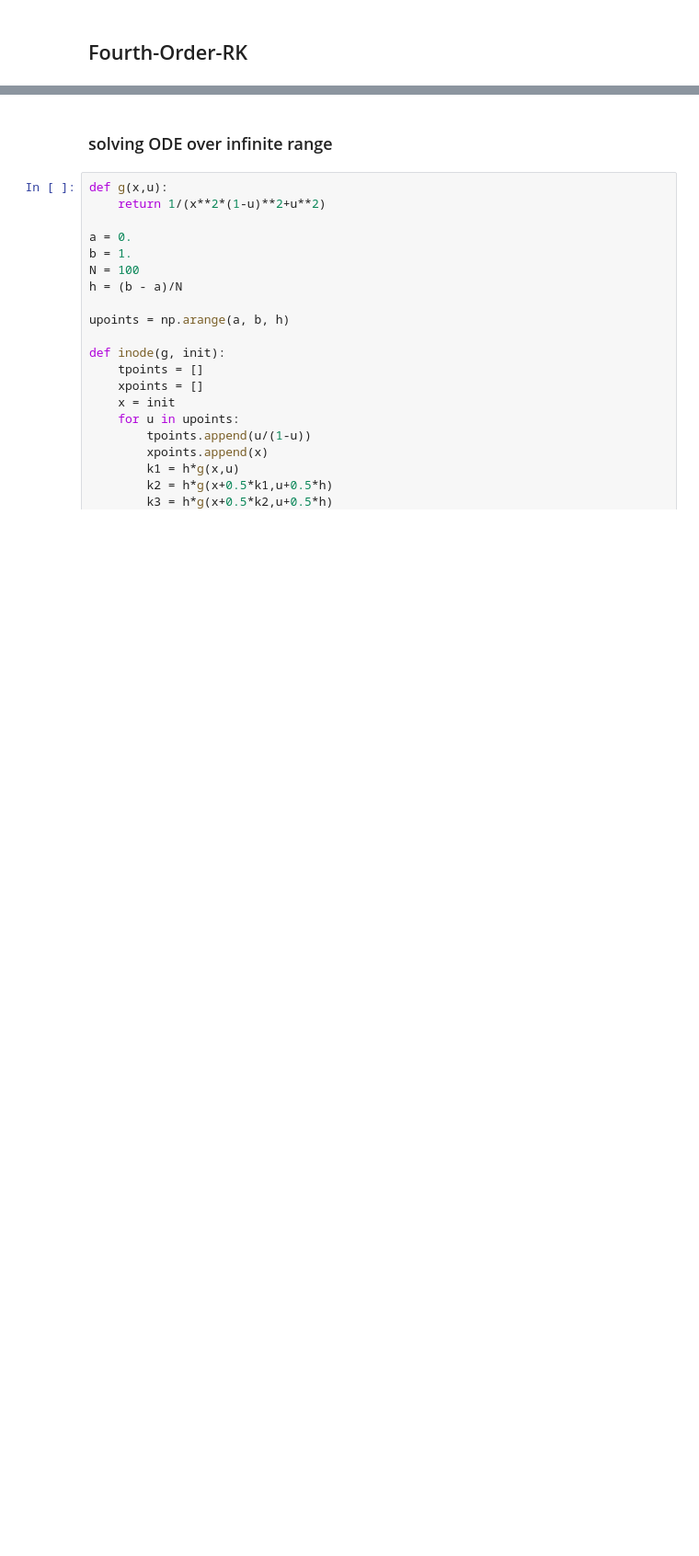
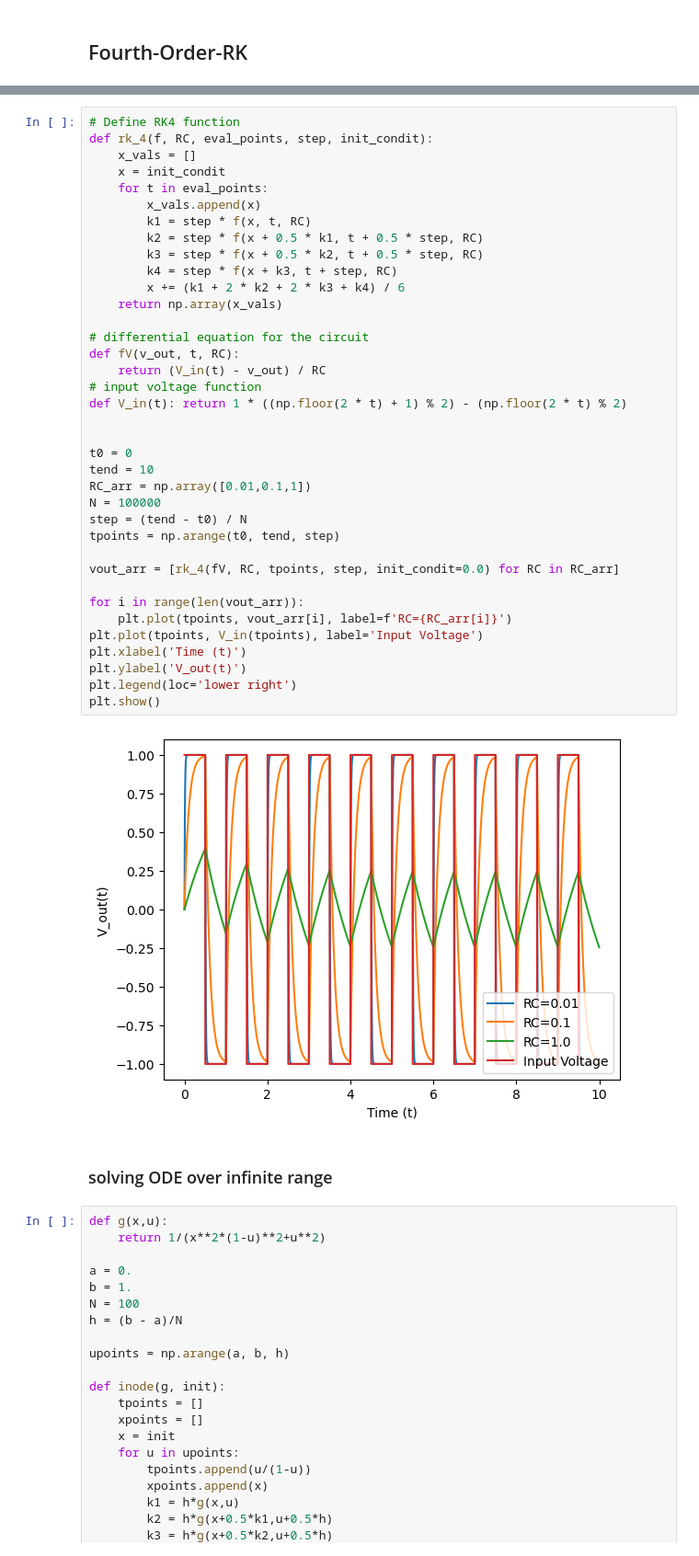
Before and after one commit to jamesobaldwin/CUNY_coursework, a Jupyter notebook: CM/code/CM_practice_code.ipynb, the cells around one changed output, grey strips where cells are left out. Shown at 92% size. Cells and saved outputs as stored; diff of their text form; blank space fills up the shorter version.

```diff
--- a/CM/code/CM_practice_code.ipynb
+++ b/CM/code/CM_practice_code.ipynb
@@ -902,3 +949,42 @@ plt.show()
+# %%
+# Define RK4 function
+def rk_4(f, RC, eval_points, step, init_condit):
+    x_vals = []
+    x = init_condit
+    for t in eval_points:
+        x_vals.append(x)
+        k1 = step * f(x, t, RC)
+        k2 = step * f(x + 0.5 * k1, t + 0.5 * step, RC)
+        k3 = step * f(x + 0.5 * k2, t + 0.5 * step, RC)
+        k4 = step * f(x + k3, t + step, RC)
+        x += (k1 + 2 * k2 + 2 * k3 + k4) / 6
+    return np.array(x_vals)
+
+# differential equation for the circuit
+def fV(v_out, t, RC):
+    return (V_in(t) - v_out) / RC
+# input voltage function
+def V_in(t): return 1 * ((np.floor(2 * t) + 1) % 2) - (np.floor(2 * t) % 2)
+
+
+t0 = 0
+tend = 10
+RC_arr = np.array([0.01,0.1,1])
+N = 100000
+step = (tend - t0) / N
+tpoints = np.arange(t0, tend, step)
+
+vout_arr = [rk_4(fV, RC, tpoints, step, init_condit=0.0) for RC in RC_arr]
+
+for i in range(len(vout_arr)):
+    plt.plot(tpoints, vout_arr[i], label=f'RC={RC_arr[i]}')
+plt.plot(tpoints, V_in(tpoints), label='Input Voltage')
+plt.xlabel('Time (t)')
+plt.ylabel('V_out(t)')
+plt.legend(loc='lower right')
+plt.show()
+# %% [output]
+[figure, added]
 # %% [markdown]
 ### solving ODE over infinite range
 # %%
```
Also changed, not shown: parts of 8 cells of this notebook, 4 other files.
